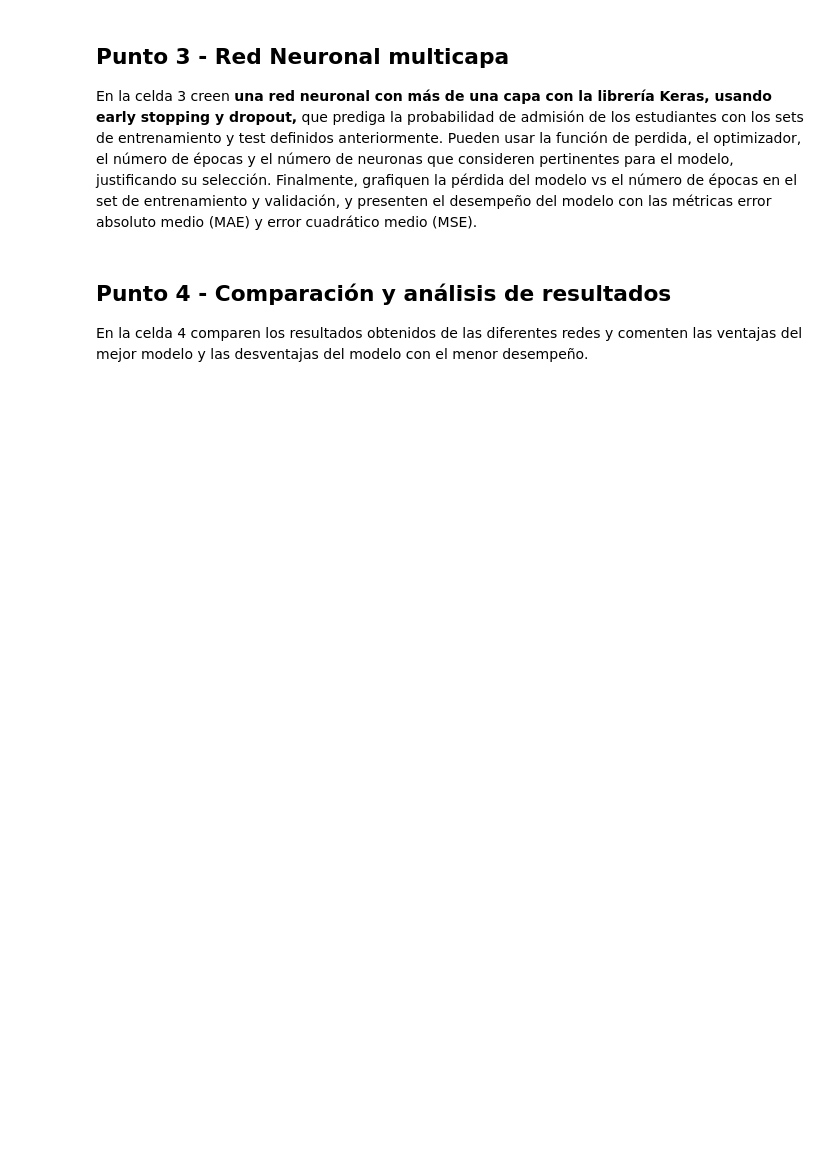
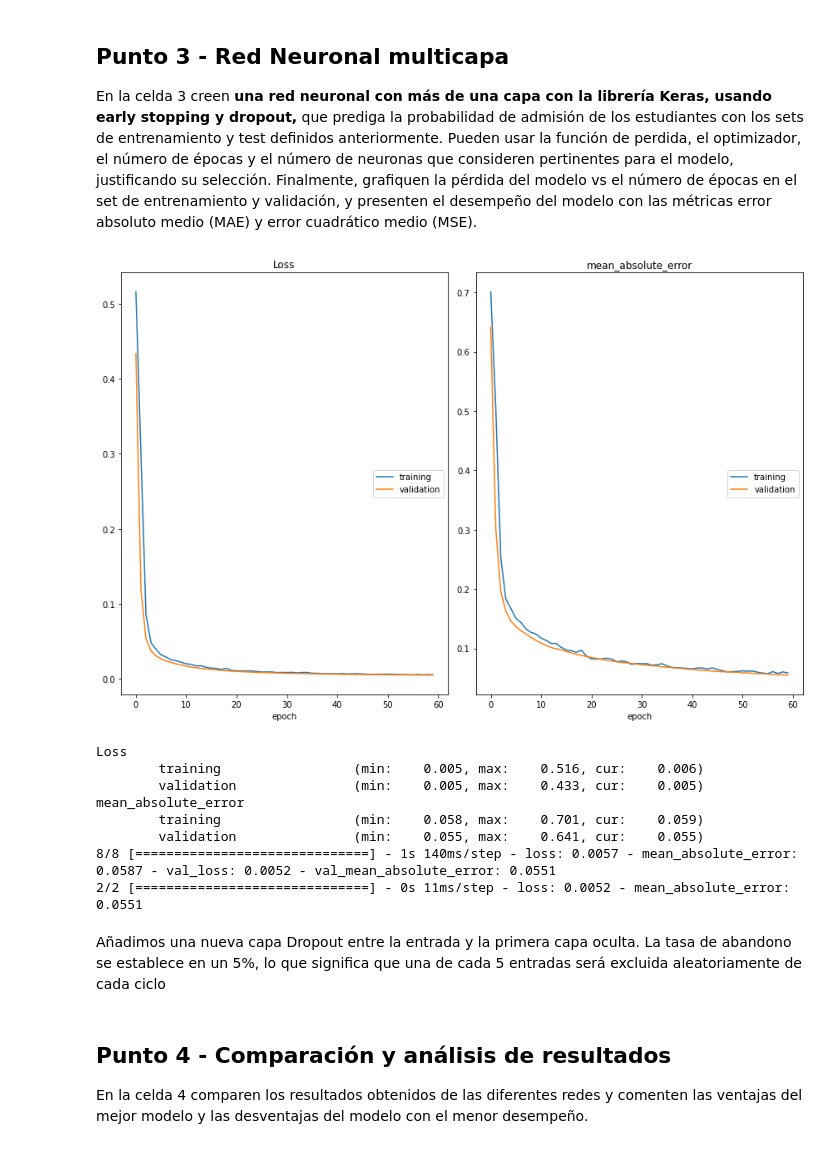
Before and after one commit to dsmunoz34/ML_NLP, a Jupyter notebook: Semana 6/S6TC1-Redes_Neuronales.ipynb, the cells around one changed output. Saved outputs shown, nothing was run; the diff lists cells and outputs as text; code cells hidden in the pictures; blank space fills up the shorter version.

```diff
--- a/Semana 6/S6TC1-Redes_Neuronales.ipynb
+++ b/Semana 6/S6TC1-Redes_Neuronales.ipynb
@@ -169,3 +167,49 @@ En la celda 3 creen **una red neuronal con más de una capa con la librería Ker
+# %%
+# Celda 3
+from keras.callbacks import EarlyStopping, ModelCheckpoint
+K.clear_session()
+
+# Definición red neuronal con la función Sequential()
+model = Sequential()
+
+# Definición de la capa densa con un tamaño de salida igual a output_var y un input_shape de dims
+model.add(Dropout(0.05, input_shape=(dims,)))   ##dropout
+model.add(Dense(256,activation='relu'))
+model.add(Dense(256,activation='relu'))
+model.add(Dense(output_var))
+model.add(Activation('relu'))
+
+# Definición de función de perdida. Se usa mean_squared_error dado que es un ejercicio de regresión
+model.compile(optimizer='sgd', loss='mean_squared_error', metrics=['mean_absolute_error'])
+
+# Definición de la función EarlyStopping para considerar durante el entrenamiento
+early_stop = EarlyStopping(monitor='val_loss', patience=2, verbose=1)
+
+# Separación de datos de entrenamiento para considerar un set de validación durante entrenamiento
+X_train, X_val_2, Y_train, Y_val_2 = train_test_split(X_train, Y_train, test_size=0.15, random_state=42)
+
+# Entrenamiento de la red neuronal con 50 épocas
+model.fit(X_train, Y_train,
+          validation_data = (X_val_2, Y_val_2),
+          epochs=60,
+          callbacks=[PlotLossesKeras(), early_stop])
+
+# métricas
+scores_3=model.evaluate(X_val_2, Y_val_2)
+mse_3=scores_3[0]
+mae_3=scores_3[1]
+# %% [output]
+[figure, added]
+Loss
+        training                 (min:    0.005, max:    0.516, cur:    0.006)
+        validation               (min:    0.005, max:    0.433, cur:    0.005)
+mean_absolute_error
+        training                 (min:    0.058, max:    0.701, cur:    0.059)
+        validation               (min:    0.055, max:    0.641, cur:    0.055)
+8/8 [==============================] - 1s 140ms/step - loss: 0.0057 - mean_absolute_error: 0.0587 - val_loss: 0.0052 - val_mean_absolute_error: 0.0551
+2/2 [==============================] - 0s 11ms/step - loss: 0.0052 - mean_absolute_error: 0.0551
+# %% [markdown]
+Añadimos una nueva capa Dropout entre la entrada y la primera capa oculta. La tasa de abandono se establece en un 5%, lo que significa que una de cada 5 entradas será excluida aleatoriamente de cada ciclo
 # %% [markdown]
 ## Punto 4 - Comparación y análisis de resultados
 
```
Also changed, not shown: parts of 6 cells of this notebook.
